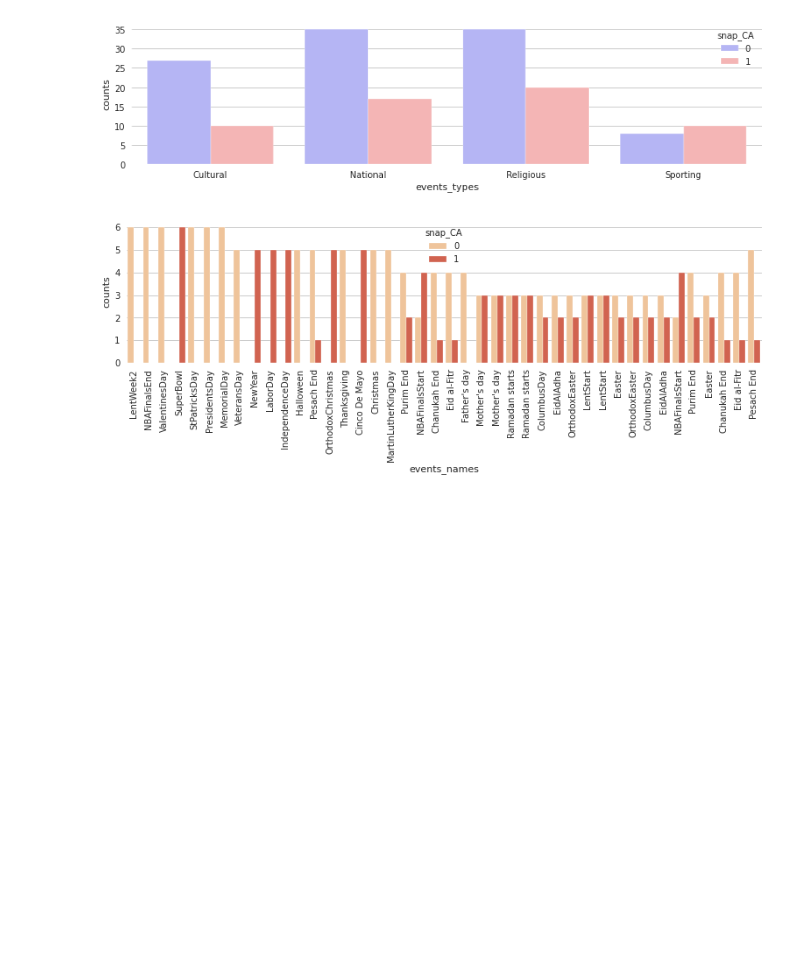
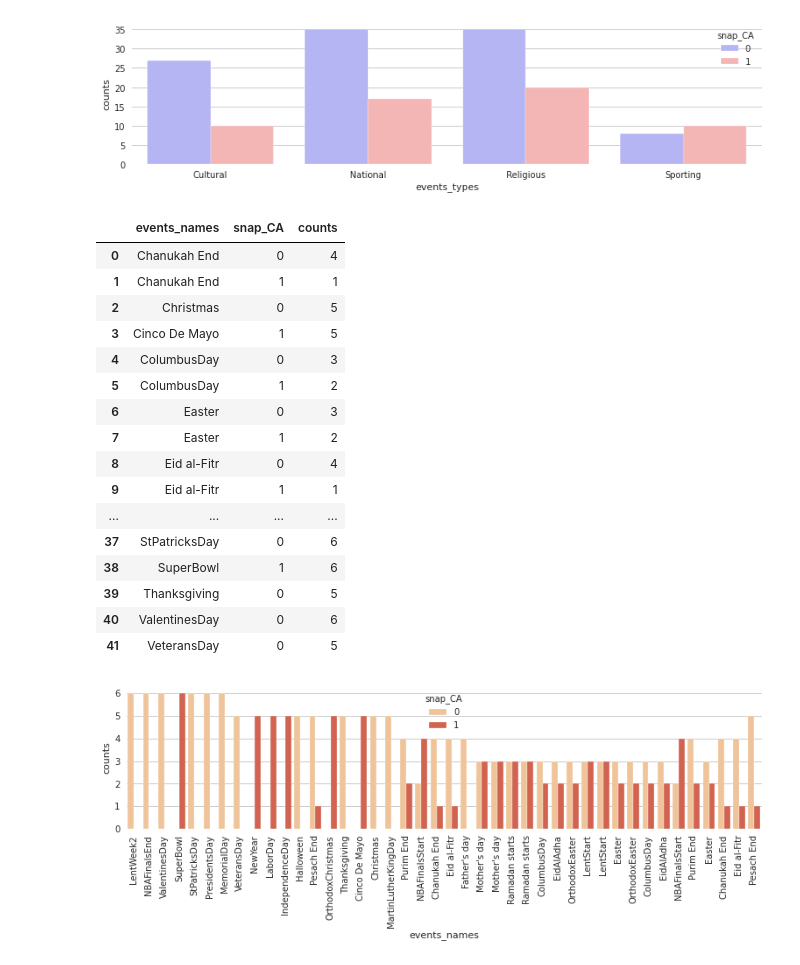
Before and after one commit to nguyenvudev20/mse22.python4engineer, a Jupyter notebook: Bai_1_one_tutorial_to_understand_all_m5_forecasting.ipynb, the cells around one changed output. Saved outputs shown, nothing was run; the diff lists cells and outputs as text; code cells hidden in the pictures; blank space fills up the shorter version.

```diff
--- a/Bai_1_one_tutorial_to_understand_all_m5_forecasting.ipynb
+++ b/Bai_1_one_tutorial_to_understand_all_m5_forecasting.ipynb
@@ -572,5 +643,25 @@ plt.show()
 # %% [output]
 [figure]
 # %%
+# lộc dữ liệu theo các ngày lễ và theo chương trình hổ trợ
 df = calendar_df.groupby(['events_names'])['snap_CA'].value_counts().reset_index(name='counts')
+df
+# %% [output]
+|  | events_names | snap_CA | counts |
+| 0 | Chanukah End | 0 | 4 |
+| 1 | Chanukah End | 1 | 1 |
+| 2 | Christmas | 0 | 5 |
+| 3 | Cinco De Mayo | 1 | 5 |
+| 4 | ColumbusDay | 0 | 3 |
+| 5 | ColumbusDay | 1 | 2 |
+| 6 | Easter | 0 | 3 |
+| 7 | Easter | 1 | 2 |
+| 8 | Eid al-Fitr | 0 | 4 |
+| 9 | Eid al-Fitr | 1 | 1 |
+| ... | ... | ... | ... |
+| 37 | StPatricksDay | 0 | 6 |
+| 38 | SuperBowl | 1 | 6 |
+| 39 | Thanksgiving | 0 | 5 |
+| 40 | ValentinesDay | 0 | 6 |
+| 41 | VeteransDay | 0 | 5 |
 # %%
```
Also changed, not shown: parts of 184 cells of this notebook.
